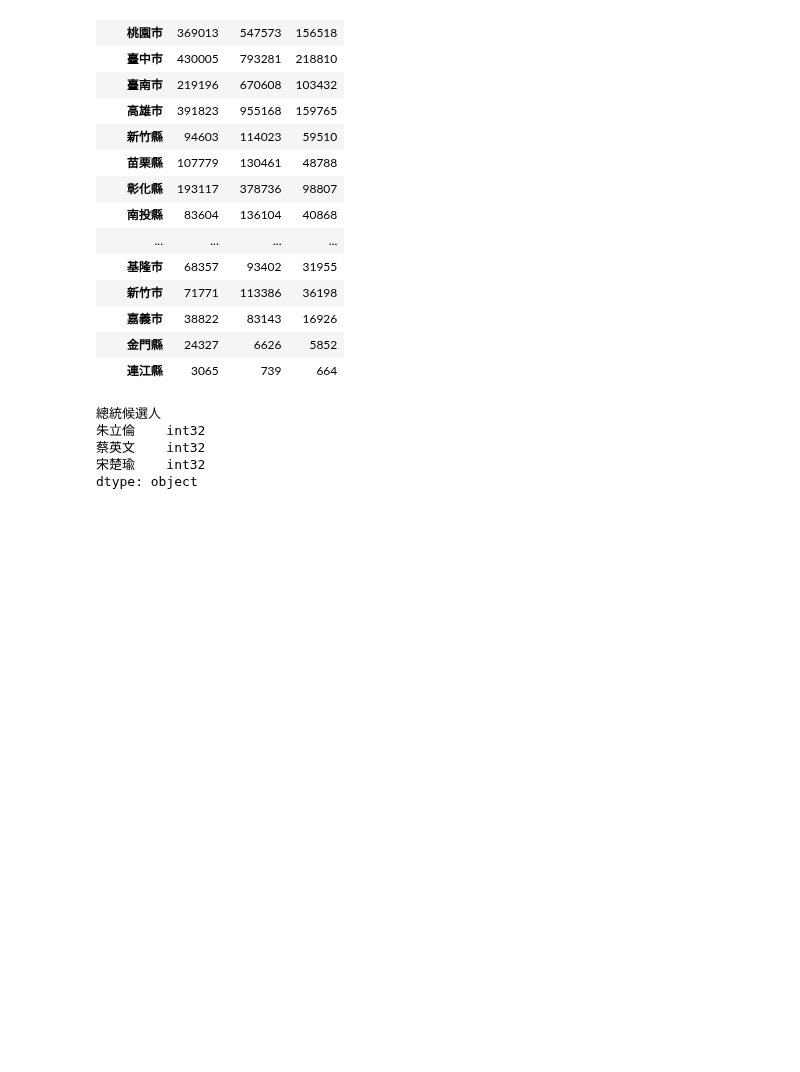
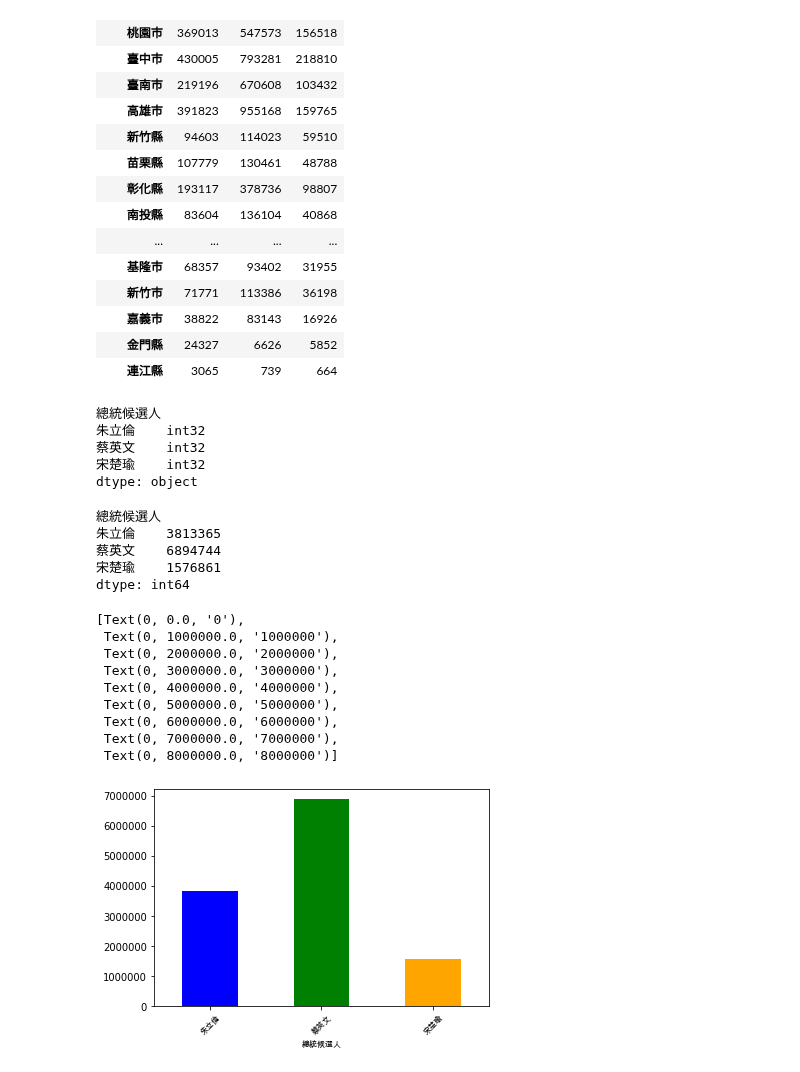
Before and after one commit to roberthsu2003/PythonForDataAnalysis, a Jupyter notebook: 星期13/lesson20_1.ipynb, the cells around one changed output. Drawn from its saved outputs; the diff is of its cells as text; code cells hidden in the pictures; blank space fills up the shorter version.

```diff
--- a/星期13/lesson20_1.ipynb
+++ b/星期13/lesson20_1.ipynb
@@ -148,3 +148,35 @@ df.dtypes
 蔡英文    int32
 宋楚瑜    int32
 dtype: object
+# %%
+df2 = df.sum()
+df2
+# %% [output]
+總統候選人
+朱立倫    3813365
+蔡英文    6894744
+宋楚瑜    1576861
+dtype: int64
+# %%
+#bar圖形
+import matplotlib.pyplot as plt
+from matplotlib.font_manager import FontProperties
+font=FontProperties(fname='/Library/Fonts/Arial Unicode.ttf',size=8)
+#font = FontProperties(fname=r"c:\windows\fonts\simsun.ttc", size=14)
+figure = plt.figure()
+ax1 = figure.add_subplot(1,1,1)
+df2.plot(ax = ax1,kind='bar',color=['b','g','orange'])
+ax1.set_xticklabels(df2.index,fontproperties=font,rotation=45)
+ax1.set_xlabel(df2.index.name,fontproperties=font)
+ax1.set_yticklabels([0,1000000,2000000,3000000,4000000,5000000,6000000,7000000,8000000])
+# %% [output]
+[Text(0, 0.0, '0'),
+ Text(0, 1000000.0, '1000000'),
+ Text(0, 2000000.0, '2000000'),
+ Text(0, 3000000.0, '3000000'),
+ Text(0, 4000000.0, '4000000'),
+ Text(0, 5000000.0, '5000000'),
+ Text(0, 6000000.0, '6000000'),
+ Text(0, 7000000.0, '7000000'),
+ Text(0, 8000000.0, '8000000')]
+[figure, added]
```
